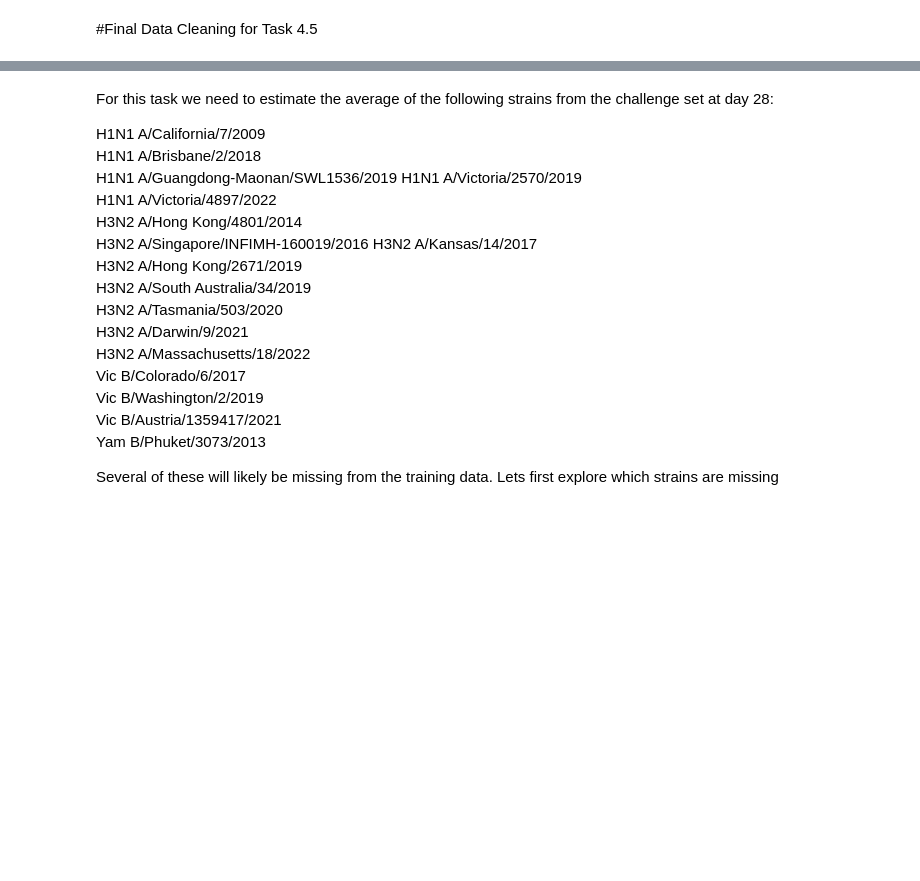
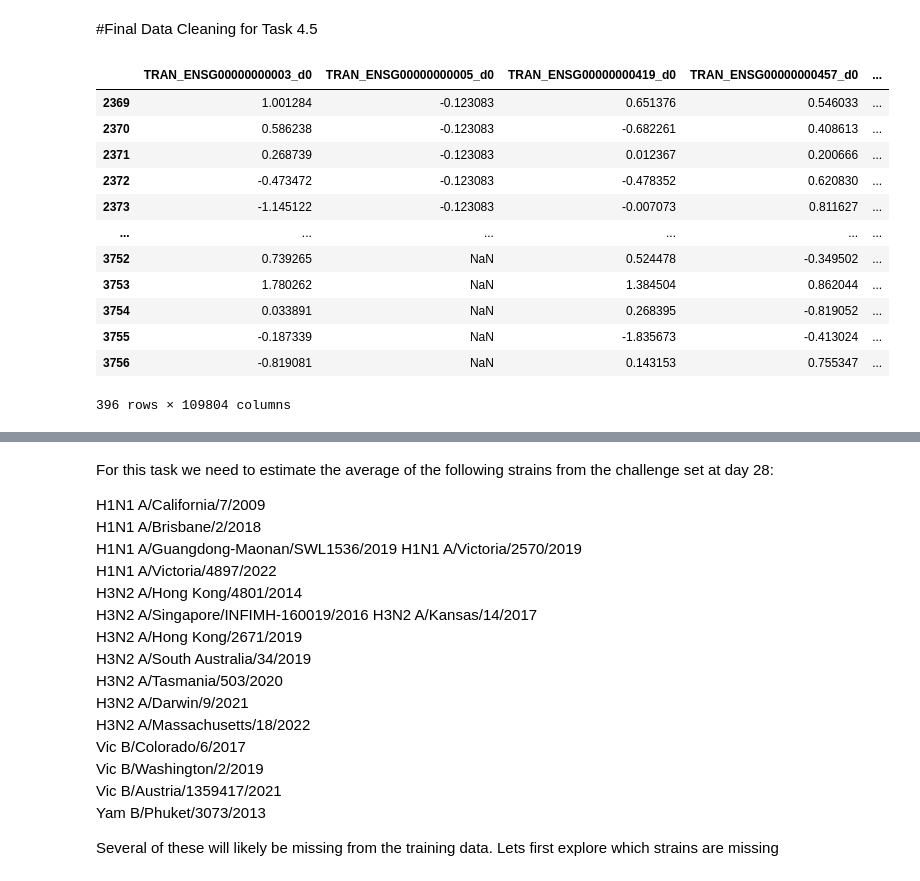
Before and after one commit to DirtyChay/cmi-flu-prediction-challenge-capstone, a Jupyter notebook: automl_models/task_4_5.ipynb, the cells around one changed output, grey strips where cells are left out. Drawn from its saved outputs; the diff is of its cells as text; code cells hidden in the pictures; blank space fills up the shorter version.

```diff
--- a/automl_models/task_4_5.ipynb
+++ b/automl_models/task_4_5.ipynb
@@ -55,6 +55,25 @@ challenge_hai = pd.read_csv(CHALLENGE_DATA_PATH + '/challenge_hai_cleaned.csv')
 challenge_transcriptomics = pd.read_parquet(CHALLENGE_DATA_PATH + '/challenge_transcriptomics_cleaned.parquet')
 df_challenge = challenge_hai.merge(challenge_participants, on='participant_id', how='inner')
 df_challenge = df_challenge.merge(challenge_transcriptomics, on='participant_id', how='inner')
+# %%
+#drop participants who are mising more that 20% of transcriptomics columns
+transcriptomics_cols = [col for col in df_train.columns if col.startswith("TRAN")]
+df_train = df_train.dropna(subset=transcriptomics_cols, thresh=int(0.2 * len(transcriptomics_cols)))
+df_train[transcriptomics_cols]
+# %% [output]
+|  | TRAN_ENSG00000000003_d0 | TRAN_ENSG00000000005_d0 | TRAN_ENSG00000000419_d0 | TRAN_ENSG00000000457_d0 | ... |
+| 2369 | 1.001284 | -0.123083 | 0.651376 | 0.546033 | ... |
+| 2370 | 0.586238 | -0.123083 | -0.682261 | 0.408613 | ... |
+| 2371 | 0.268739 | -0.123083 | 0.012367 | 0.200666 | ... |
+| 2372 | -0.473472 | -0.123083 | -0.478352 | 0.620830 | ... |
+| 2373 | -1.145122 | -0.123083 | -0.007073 | 0.811627 | ... |
+| ... | ... | ... | ... | ... | ... |
+| 3752 | 0.739265 | NaN | 0.524478 | -0.349502 | ... |
+| 3753 | 1.780262 | NaN | 1.384504 | 0.862044 | ... |
+| 3754 | 0.033891 | NaN | 0.268395 | -0.819052 | ... |
+| 3755 | -0.187339 | NaN | -1.835673 | -0.413024 | ... |
+| 3756 | -0.819081 | NaN | 0.143153 | 0.755347 | ... |
+396 rows × 109804 columns
 # %%
 # Calculate the percentage of missing values for each column
 missing_percentage = df_train.isnull().sum() / len(df_train) * 100
```
Also changed, not shown: parts of 5 cells of this notebook.
